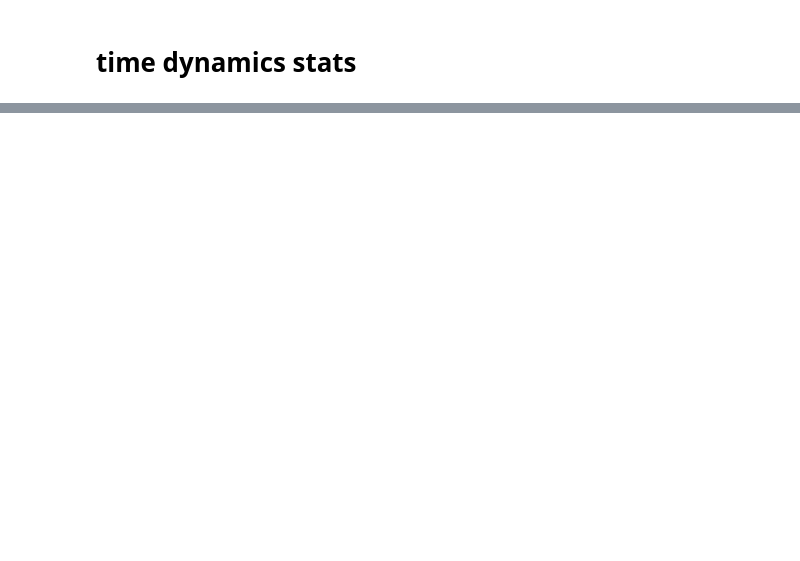
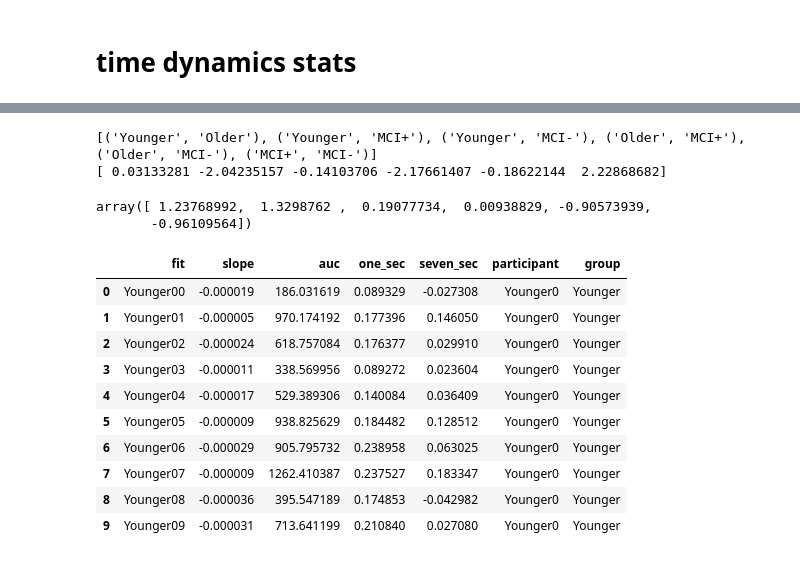
Before and after one commit to lukeemrichmills/alloeye-analysis, a Jupyter notebook: notebooks/time_dynamics_stats.ipynb, the cells around one changed output, grey strips where cells are left out. Saved outputs shown, nothing was run; the diff lists cells and outputs as text; code cells hidden in the pictures; blank space fills up the shorter version.

```diff
--- a/notebooks/time_dynamics_stats.ipynb
+++ b/notebooks/time_dynamics_stats.ipynb
@@ -68,0 +514,56 @@ Younger
+# %%
+print(pairwise_stats_results['pairs'])
+print(pairwise_stats_results['slope_stats'][:, 1])
+pairwise_stats_results['auc_stats'][:, 1]
+# %% [output]
+[('Younger', 'Older'), ('Younger', 'MCI+'), ('Younger', 'MCI-'), ('Older', 'MCI+'), ('Older', 'MCI-'), ('MCI+', 'MCI-')]
+[ 0.03133281 -2.04235157 -0.14103706 -2.17661407 -0.18622144  2.22868682]
+array([ 1.23768992,  1.3298762 ,  0.19077734,  0.00938829, -0.90573939,
+       -0.96109564])
+# %%
+# simulating within-participant data for hierarchical modelling
+aoi_col = 'table_minus_moved'
+out_dict = {'fit': [], 'slope': [], 'auc': [], 'one_sec': [], 'seven_sec': [], 'participant': [], 'group': []}
+fitrep = 54
+formula = aoi_col + ' ~ ' + 'time'
+groups = ('Younger', 'Older', 'MCI+', 'MCI-')
+df['group_participant'] = df['group'] + df['participant'].astype(str)
+
+for g, group in enumerate(groups):
+    df_g = df[df.group == group].reset_index(drop=True)
+    ppts = df_g.group_participant.unique()
+    for p, ppt in enumerate(ppts):
+        df_p = df_g[df_g.group_participant == ppt].reset_index(drop=True)
+        for rep in range(fitrep):
+            mdl = participant_ols(formula, df_p, 'rnorm')
+            slope = mdl['slope']
+            intercept = mdl['intercept']
+            t = df_p.time.to_numpy()
+            y = intercept + (slope*t)
+            auc = np.sum(y)
+
+            fit = ppt + str(rep)
+
+            dict['slope'].append(slope)
+            dict['auc'].append(auc)
+            dict['one_sec'].append(y[0])
+            dict['seven_sec'].append(y[-1])
+            dict['fit'].append(fit)
+            dict['participant'].append(ppt)
+            dict['group'].append(group)
+
+out_df = pd.DataFrame(dict)
+display(out_df.head(10).style)
+out_df.to_csv('table_minus_moved_rfit.csv')
+# %% [output]
+|  | fit | slope | auc | one_sec | seven_sec | participant | group |
+| 0 | Younger00 | -0.000019 | 186.031619 | 0.089329 | -0.027308 | Younger0 | Younger |
+| 1 | Younger01 | -0.000005 | 970.174192 | 0.177396 | 0.146050 | Younger0 | Younger |
+| 2 | Younger02 | -0.000024 | 618.757084 | 0.176377 | 0.029910 | Younger0 | Younger |
+| 3 | Younger03 | -0.000011 | 338.569956 | 0.089272 | 0.023604 | Younger0 | Younger |
+| 4 | Younger04 | -0.000017 | 529.389306 | 0.140084 | 0.036409 | Younger0 | Younger |
+| 5 | Younger05 | -0.000009 | 938.825629 | 0.184482 | 0.128512 | Younger0 | Younger |
+| 6 | Younger06 | -0.000029 | 905.795732 | 0.238958 | 0.063025 | Younger0 | Younger |
+| 7 | Younger07 | -0.000009 | 1262.410387 | 0.237527 | 0.183347 | Younger0 | Younger |
+| 8 | Younger08 | -0.000036 | 395.547189 | 0.174853 | -0.042982 | Younger0 | Younger |
+| 9 | Younger09 | -0.000031 | 713.641199 | 0.210840 | 0.027080 | Younger0 | Younger |
```
Also changed, not shown: parts of 12 cells of this notebook, 10 other files.
